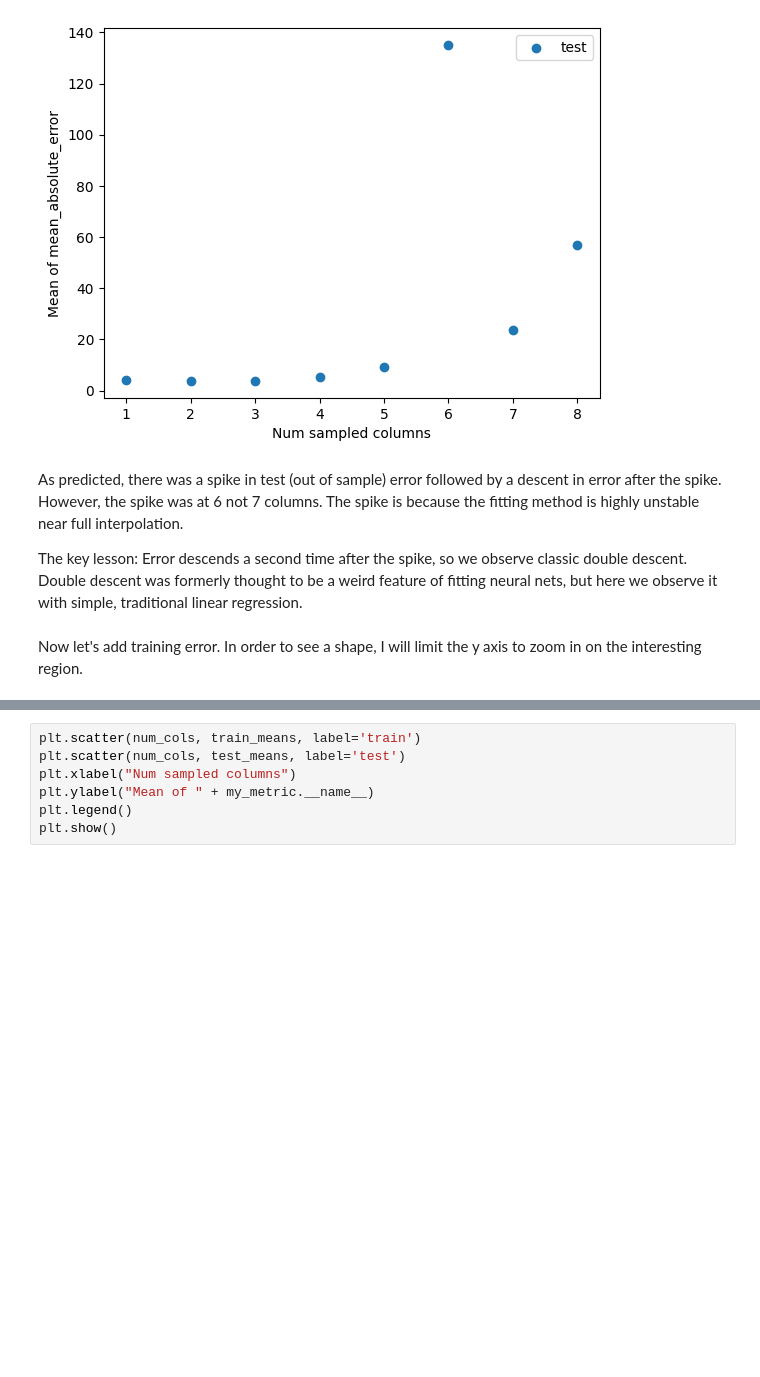
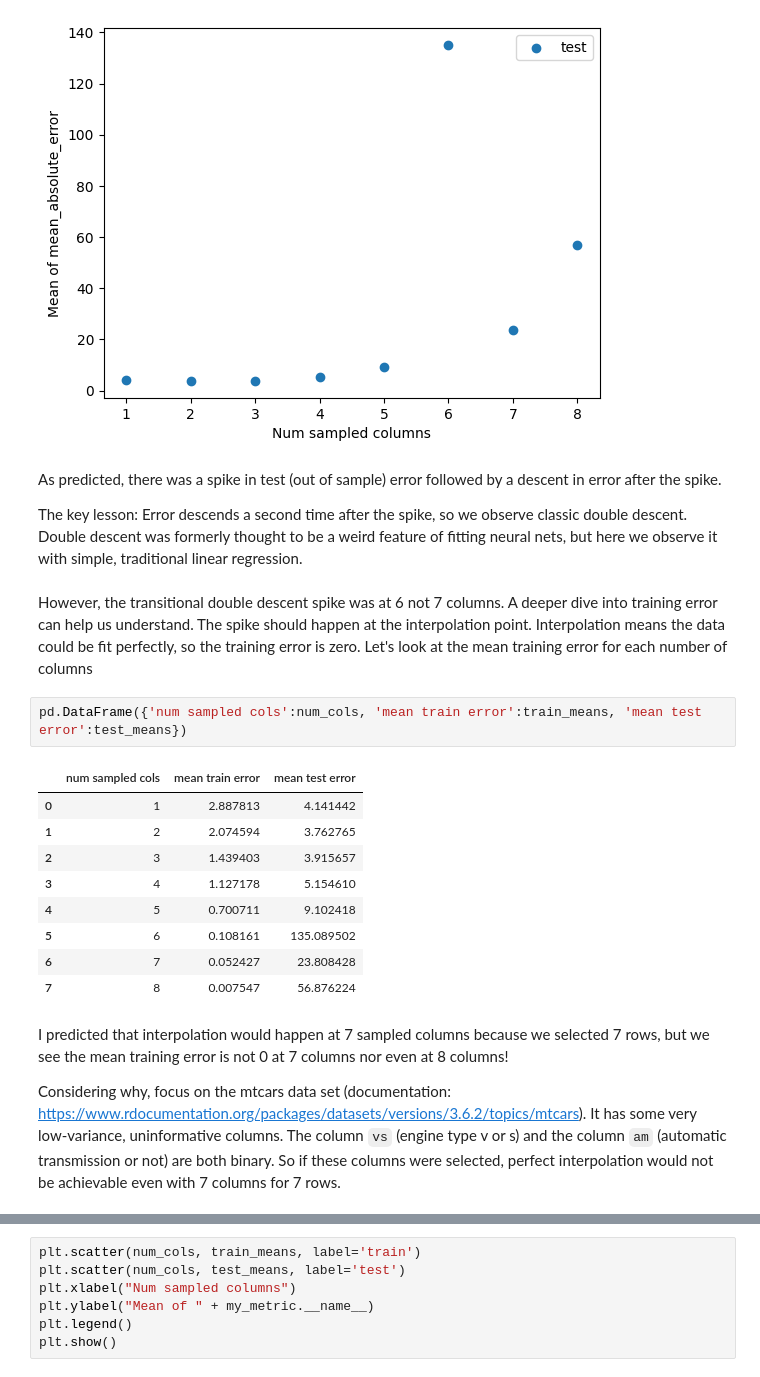
Before and after one commit to jeanimal/double_descent_dar, a Jupyter notebook: double_descent_mtcars_reg.ipynb, the cells around one changed output, grey strips where cells are left out. Cells and saved outputs as stored; diff of their text form; blank space fills up the shorter version.

Commit message:
Added more comments on training error.

```diff
--- a/double_descent_mtcars_reg.ipynb
+++ b/double_descent_mtcars_reg.ipynb
@@ -293,8 +293,24 @@ plt.show()
 # %% [output]
 [figure]
 # %% [markdown]
-As predicted, there was a spike in test (out of sample) error followed by a descent in error after the spike.  However, the spike was at 6 not 7 columns.  The spike is because the fitting method is highly unstable near full interpolation.
+As predicted, there was a spike in test (out of sample) error followed by a descent in error after the spike.
 
 The key lesson: Error descends a second time after the spike, so we observe classic double descent.  Double descent was formerly thought to be a weird feature of fitting neural nets, but here we observe it with simple, traditional linear regression.
+# %% [markdown]
+However, the transitional double descent spike was at 6 not 7 columns.  A deeper dive into training error can help us understand.  The spike should happen at the interpolation point.  Interpolation means the data could be fit perfectly, so the training error is zero.  Let's look at the mean training error for each number of columns
+# %%
+pd.DataFrame({'num sampled cols':num_cols, 'mean train error':train_means, 'mean test error':test_means})
+# %% [output]
+|  | num sampled cols | mean train error | mean test error |
+| 0 | 1 | 2.887813 | 4.141442 |
+| 1 | 2 | 2.074594 | 3.762765 |
+| 2 | 3 | 1.439403 | 3.915657 |
+| 3 | 4 | 1.127178 | 5.154610 |
+| 4 | 5 | 0.700711 | 9.102418 |
+| 5 | 6 | 0.108161 | 135.089502 |
+| 6 | 7 | 0.052427 | 23.808428 |
+| 7 | 8 | 0.007547 | 56.876224 |
 # %% [markdown]
-Now let's add training error.  In order to see a shape, I will limit the y axis to zoom in on the interesting region.
+I predicted that interpolation would happen at 7 sampled columns because we selected 7 rows, but we see the mean training error is not 0 at 7 columns nor even at 8 columns!
+
+Considering why, focus on the mtcars data set (documentation: https://www.rdocumentation.org/packages/datasets/versions/3.6.2/topics/mtcars).  It has some very low-variance, uninformative columns.  The column `vs` (engine type v or s) and the column `am` (automatic transmission or not) are both binary.  So if these columns were selected, perfect interpolation would not be achievable even with 7 columns for 7 rows.
```
Also changed, not shown: parts of 3 cells of this notebook.
